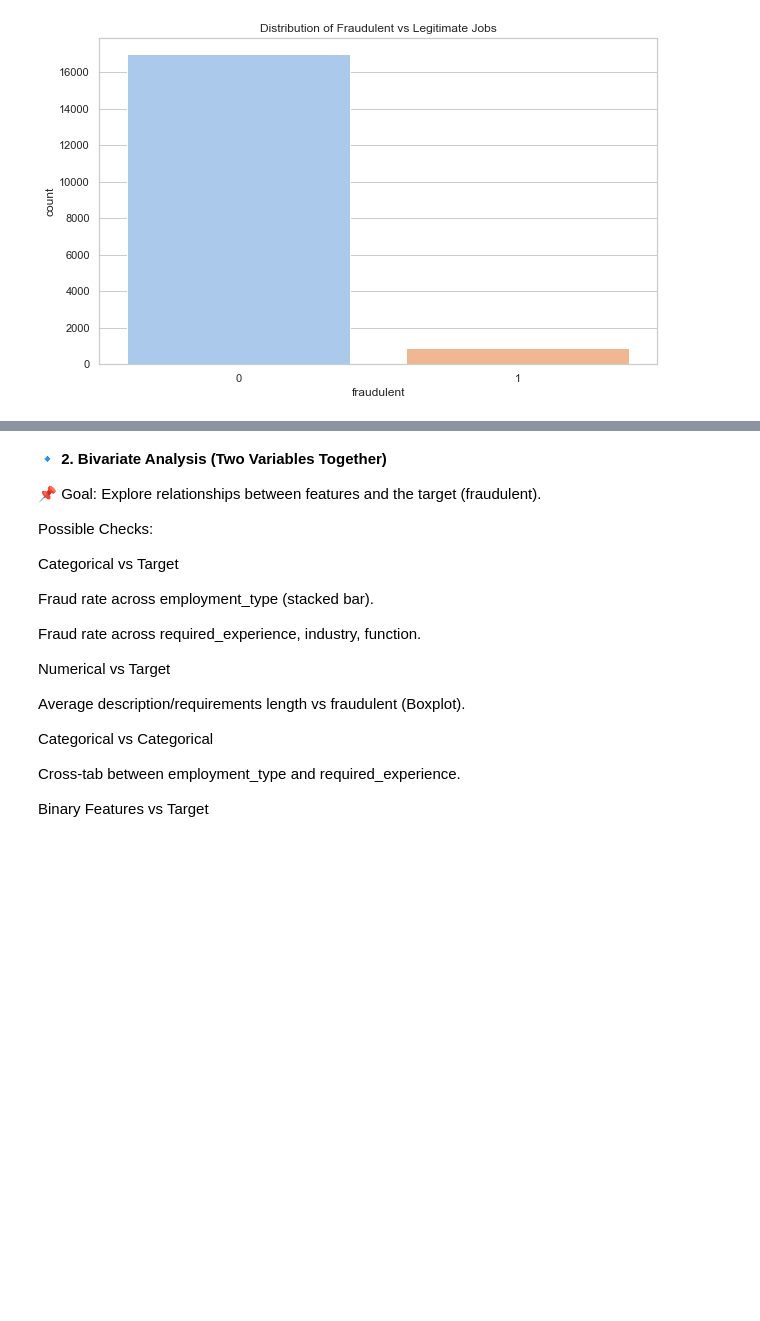
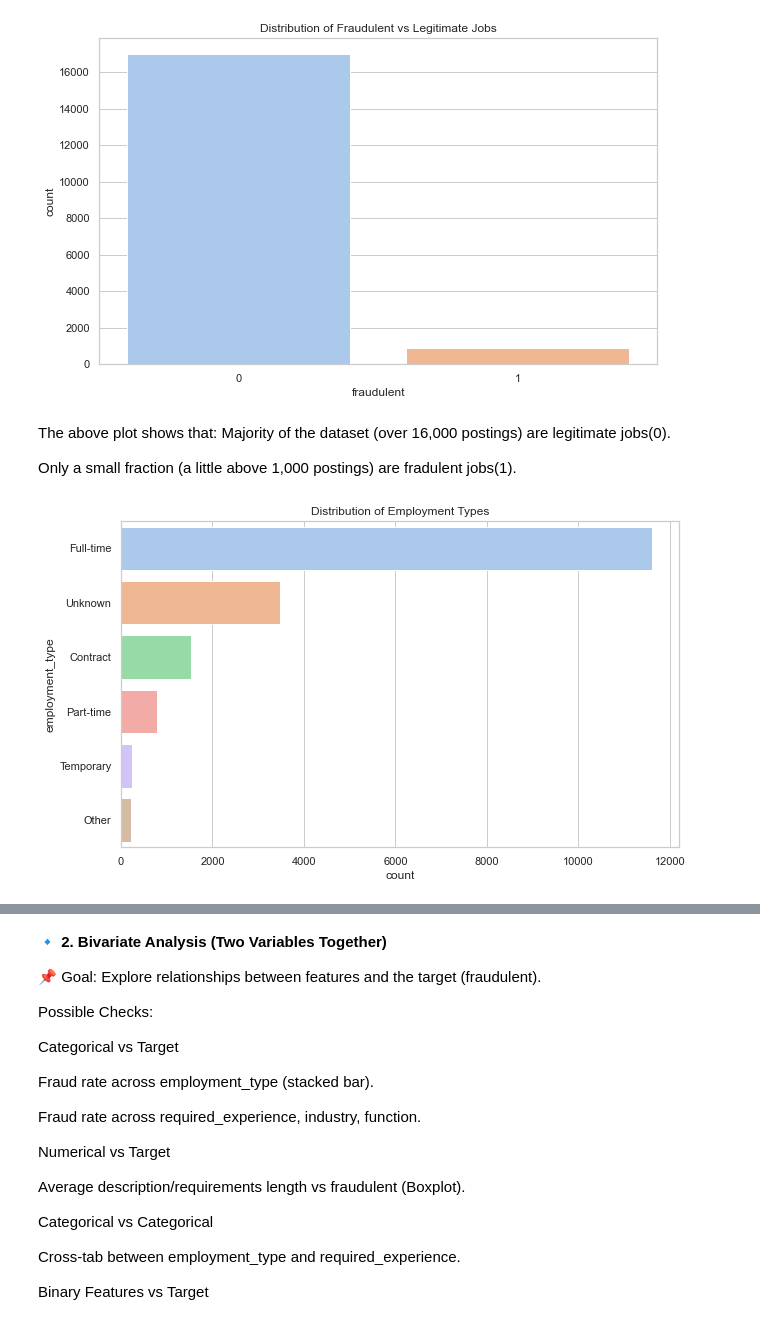
Before and after one commit to FGithaiga/FAKE_JOB_POSTING, a Jupyter notebook: index.ipynb, the cells around one changed output, grey strips where cells are left out. Cells and saved outputs as stored; diff of their text form; code cells hidden in the pictures; blank space fills up the shorter version.

```diff
--- a/index.ipynb
+++ b/index.ipynb
@@ -174,3 +186,15 @@ plt.title("Distribution of Fraudulent vs Legitimate Jobs")
 plt.show()
 # %% [output]
 [figure]
+# %% [markdown]
+The above plot shows that:
+Majority of the dataset (over 16,000 postings) are legitimate jobs(0).
+
+Only a small fraction (a little above 1,000 postings) are fradulent jobs(1).
+# %%
+# Emloyment type distribution
+sns.countplot(y="employment_type",data=df, order=df["employment_type"].value_counts().index)
+plt.title("Distribution of Employment Types")
+plt.show()
+# %% [output]
+[figure, added]
```
Also changed, not shown: parts of 29 cells of this notebook.
